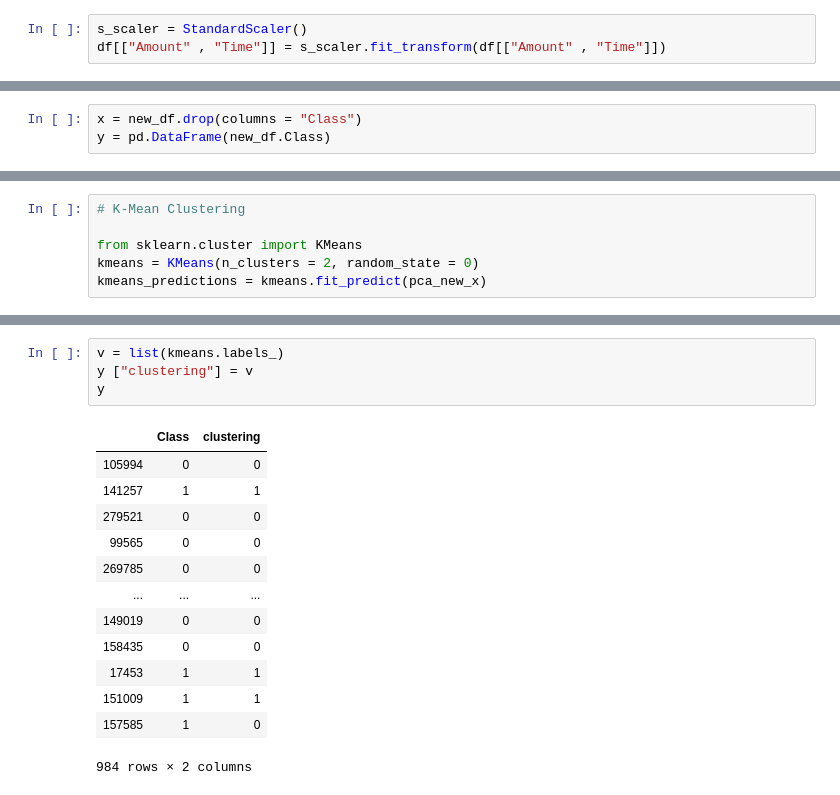
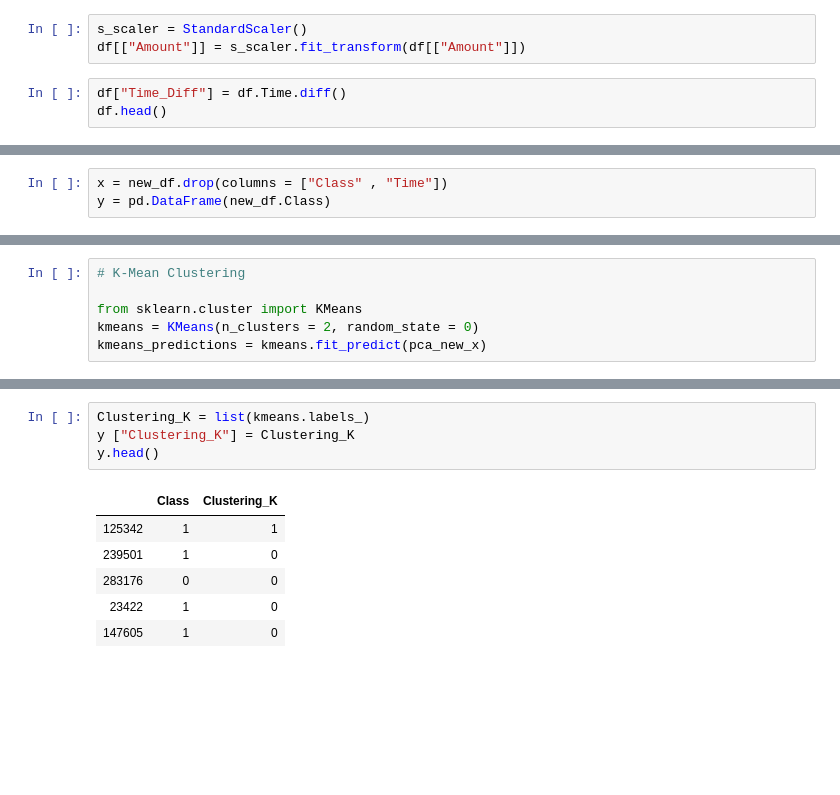
Before and after one commit to kareem-desouky22/Fraud_clustering_clf, a Jupyter notebook: Fraud clustering.ipynb, the cells around one changed output, grey strips where cells are left out. Saved outputs shown, nothing was run; the diff lists cells and outputs as text; blank space fills up the shorter version.

```diff
--- a/Fraud clustering.ipynb
+++ b/Fraud clustering.ipynb
@@ -46,4 +46,7 @@ df["Class"].value_counts()
 Name: Class, dtype: int64
 # %%
 s_scaler = StandardScaler()
-df[["Amount" , "Time"]] = s_scaler.fit_transform(df[["Amount" , "Time"]])
+df[["Amount"]] = s_scaler.fit_transform(df[["Amount"]])
+# %%
+df["Time_Diff"] = df.Time.diff()
+df.head()
@@ -67,4 +78,4 @@ new_df.head()
 # %%
-x = new_df.drop(columns = "Class")
+x = new_df.drop(columns = ["Class" , "Time"])
 y = pd.DataFrame(new_df.Class)
 # %%
@@ -94,21 +96,14 @@ array([[-5.71347797e+00,  4.47716916e-02, -1.49893985e-02,
 # %%
-v = list(kmeans.labels_)
-y ["clustering"] = v
-y
+Clustering_K = list(kmeans.labels_)
+y ["Clustering_K"] = Clustering_K
+y.head()
 # %% [output]
-|  | Class | clustering |
-| 105994 | 0 | 0 |
-| 141257 | 1 | 1 |
-| 279521 | 0 | 0 |
-| 99565 | 0 | 0 |
-| 269785 | 0 | 0 |
-| ... | ... | ... |
-| 149019 | 0 | 0 |
-| 158435 | 0 | 0 |
-| 17453 | 1 | 1 |
-| 151009 | 1 | 1 |
-| 157585 | 1 | 0 |
+|  | Class | Clustering_K |
+| 125342 | 1 | 1 |
+| 239501 | 1 | 0 |
+| 283176 | 0 | 0 |
+| 23422 | 1 | 0 |
+| 147605 | 1 | 0 |
-984 rows × 2 columns
 # %%
 from sklearn.metrics import confusion_matrix
 
```
Also changed, not shown: parts of 21 cells of this notebook.
